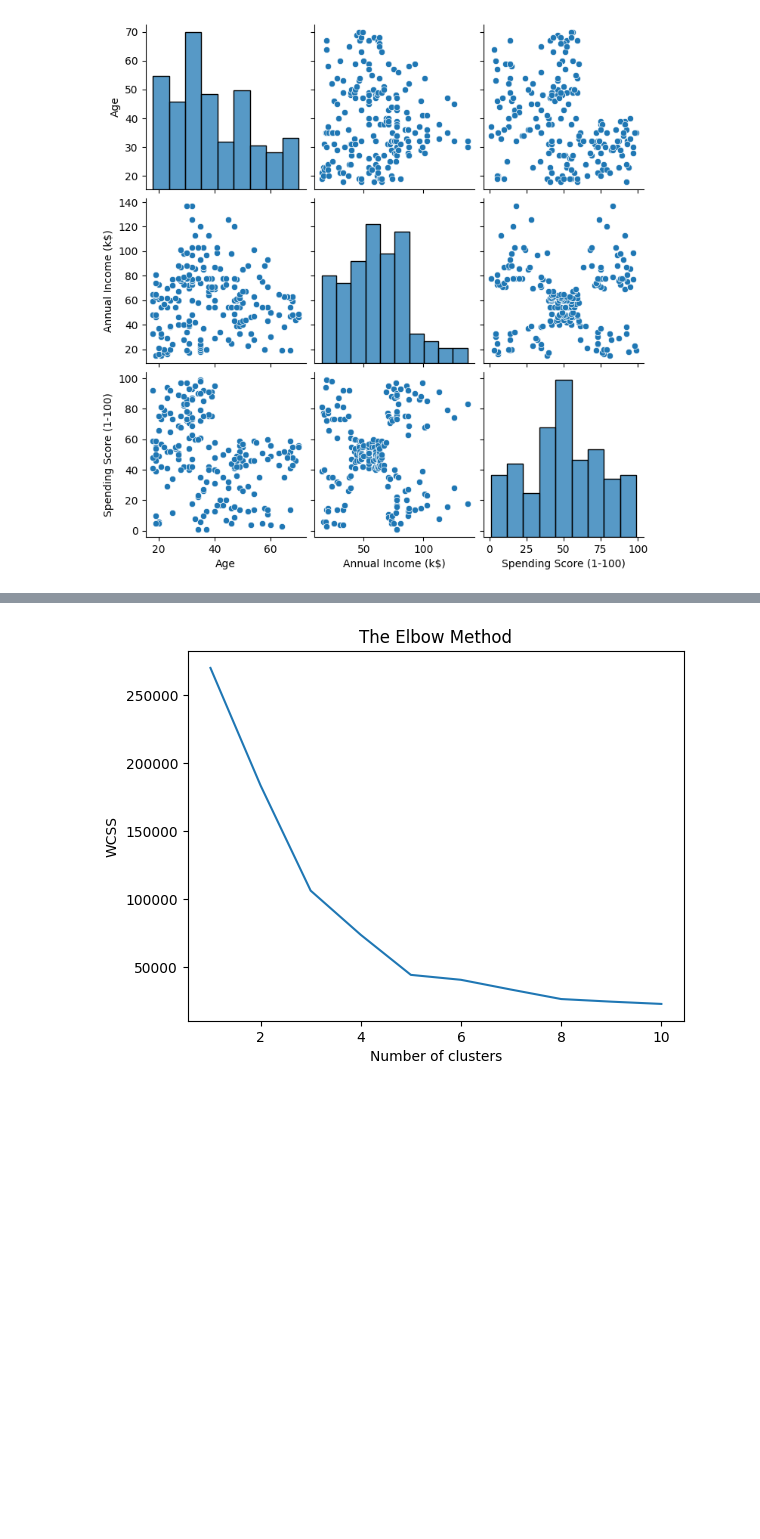
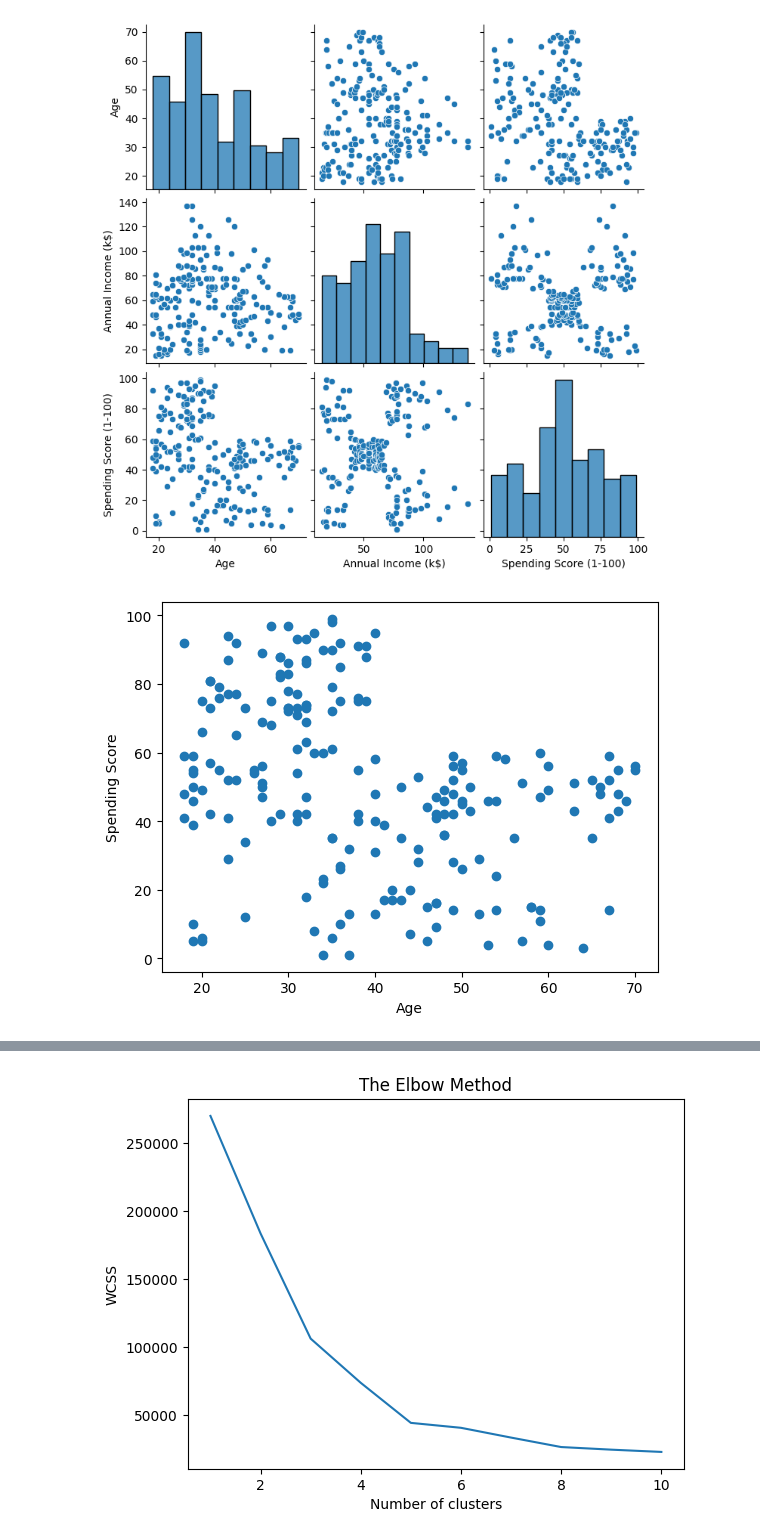
Before and after one commit to arikrishnan123/Unsupervised-learning-project-, a Jupyter notebook: Untitled2.ipynb, the cells around one changed output, grey strips where cells are left out. Drawn from its saved outputs; the diff is of its cells as text; code cells hidden in the pictures; blank space fills up the shorter version.

```diff
--- a/Untitled2.ipynb
+++ b/Untitled2.ipynb
@@ -39,3 +39,10 @@ dtypes: int64(4), object(1)
 memory usage: 7.9+ KB
 None
 [figure]
+# %%
+plt.scatter(df['Age'], df['Spending Score (1-100)'])
+plt.xlabel('Age')
+plt.ylabel('Spending Score')
+plt.show()
+# %% [output]
+[figure, added]
```
Also changed, not shown: parts of 5 cells of this notebook.
